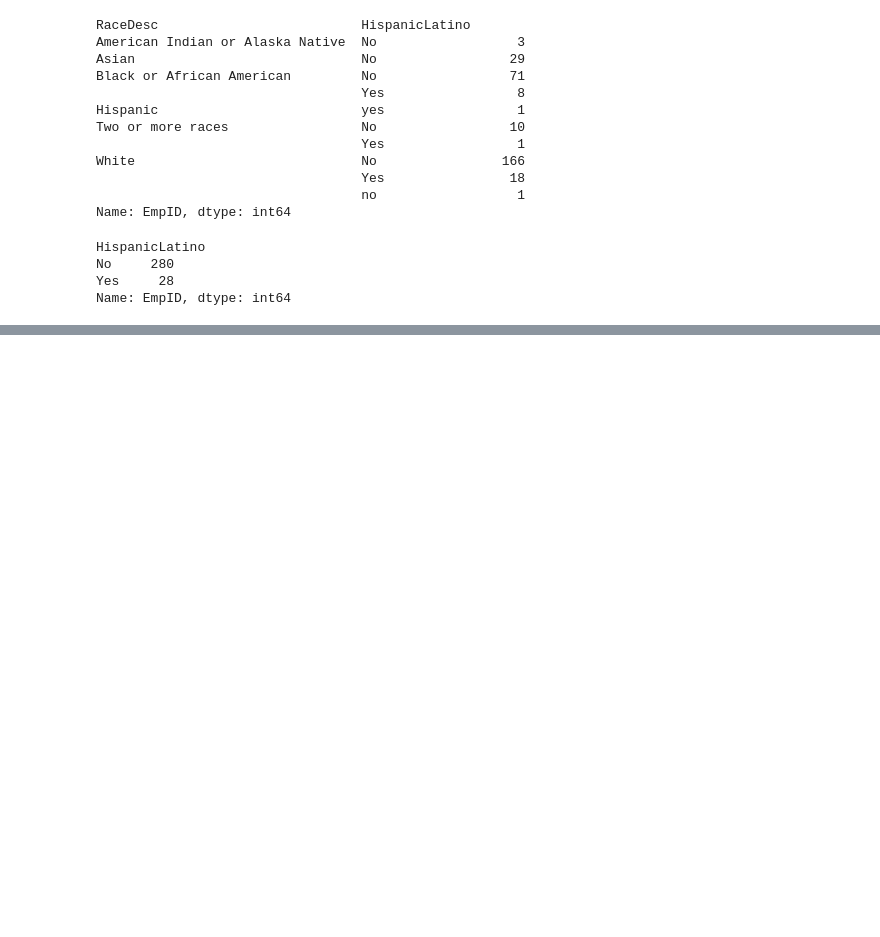
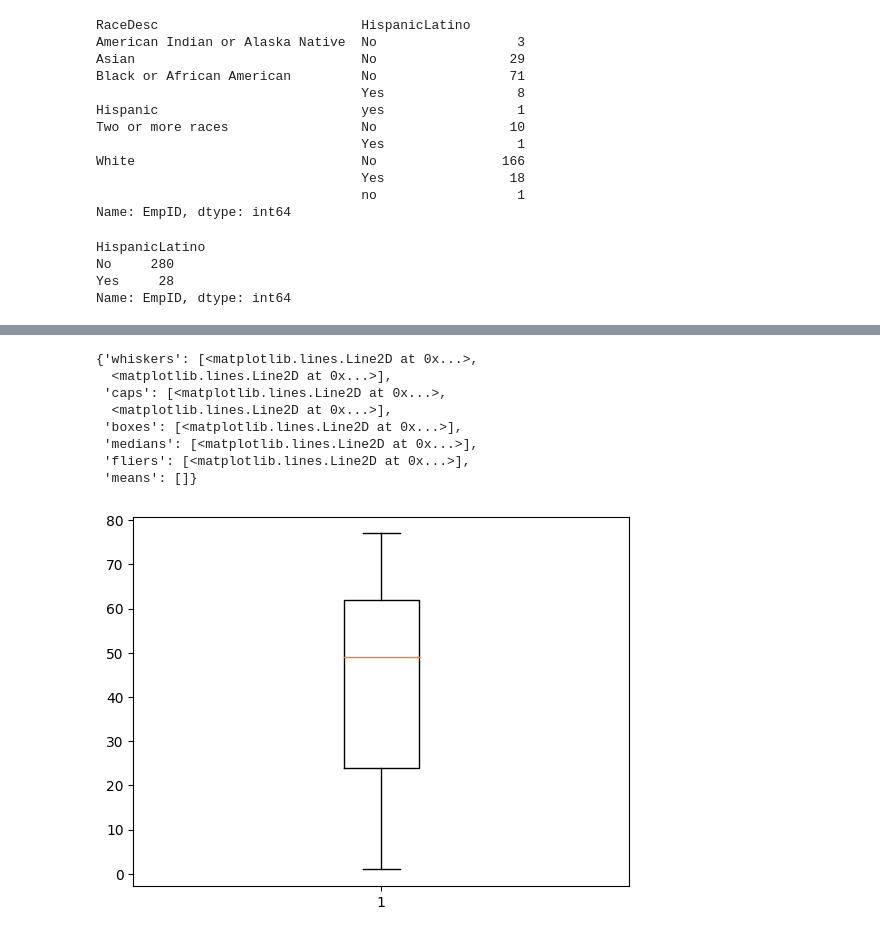
Before and after one commit to makuharistudio/data-visualisation-datasets, a Jupyter notebook: Human Resources/Human Resources.ipynb, the cells around one changed output, grey strips where cells are left out. Saved outputs shown, nothing was run; the diff lists cells and outputs as text; code cells hidden in the pictures; blank space fills up the shorter version.

```diff
--- a/Human Resources/Human Resources.ipynb
+++ b/Human Resources/Human Resources.ipynb
@@ -606,7 +606,15 @@ hr.loc[hr.Position == 'Production Technician II', 'PositionID'] = 19
 hr.loc[hr.Position == 'Sales Manager', 'PositionID'] = 20
 hr.loc[hr.Position == 'Senior BI Developer', 'PositionID'] = 21
 hr.loc[hr.Position == 'Shared Services Manager', 'PositionID'] = 22
-hr.loc[hr.Position == 'Software Engineer', 'PositionID'] = 24
+hr.loc[hr.Position == 'Software Engineer', 'PositionID'] = 23
+hr.loc[hr.Position == 'Software Engineering Manager', 'PositionID'] = 24
+hr.loc[hr.Position == 'Sr. Accountant', 'PositionID'] = 25
+hr.loc[hr.Position == 'Sr. DBA', 'PositionID'] = 26
+hr.loc[hr.Position == 'Sr. Network Engineer', 'PositionID'] = 27
+hr.loc[hr.Position == 'Principal Data Architect', 'PositionID'] = 28
+hr.loc[hr.Position == 'Enterprise Architect', 'PositionID'] = 29
+
+
 
 hr[['EmpID', 'PositionID', 'Position']].groupby(['PositionID', 'Position']).EmpID.count()
 # %% [output]
@@ -754,0 +768,15 @@ memory usage: 104.7+ KB
+# %%
+hr_resigned = hr.query('EmpStatusID == 2')
+hr_terminated = hr.query('EmpStatusID == 1')
+# %%
+plt.boxplot(hr_terminated.MonthsofService)
+# %% [output]
+{'whiskers': [<matplotlib.lines.Line2D at 0x...>,
+  <matplotlib.lines.Line2D at 0x...>],
+ 'caps': [<matplotlib.lines.Line2D at 0x...>,
+  <matplotlib.lines.Line2D at 0x...>],
+ 'boxes': [<matplotlib.lines.Line2D at 0x...>],
+ 'medians': [<matplotlib.lines.Line2D at 0x...>],
+ 'fliers': [<matplotlib.lines.Line2D at 0x...>],
+ 'means': []}
+[figure, added]
```
Also changed, not shown: parts of 22 cells of this notebook.
